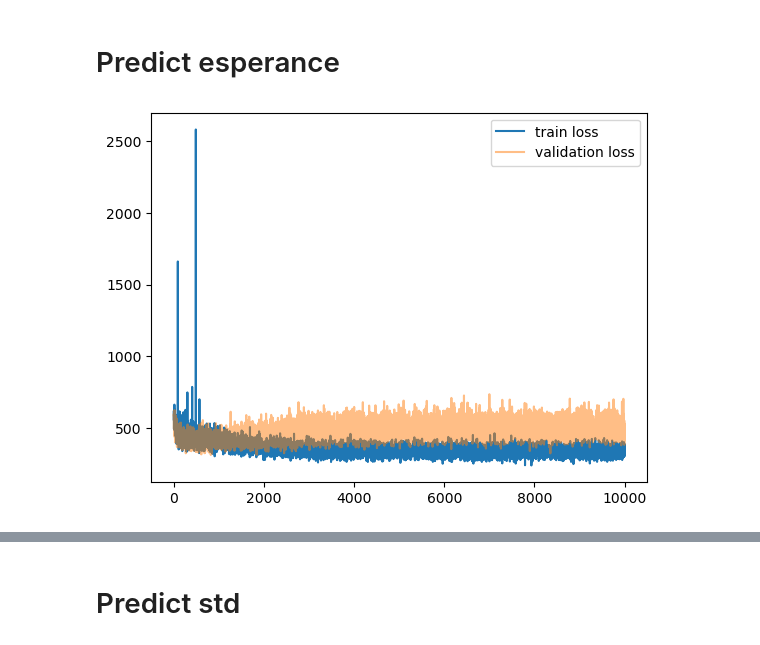
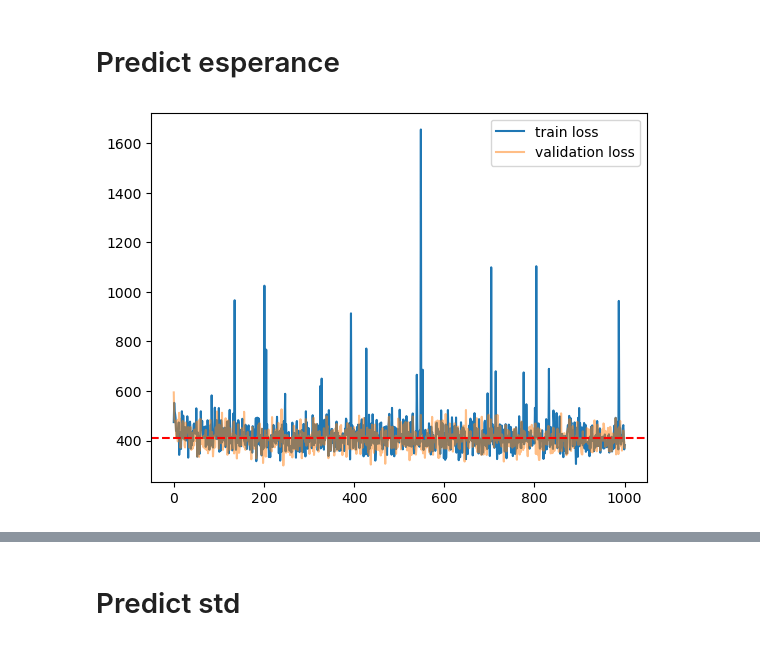
Before and after one commit to Justinezgh/desc_ssnpe, a Jupyter notebook: notebooks/snr_study/MomentNetworks_nle.ipynb, the cells around one changed output, grey strips where cells are left out. Saved outputs shown, nothing was run; the diff lists cells and outputs as text; code cells hidden in the pictures.

```diff
--- a/notebooks/snr_study/MomentNetworks_nle.ipynb
+++ b/notebooks/snr_study/MomentNetworks_nle.ipynb
@@ -20,5 +222,5 @@ tfd = tfp.distributions
 # %%
-total_steps = 5_000_000
+total_steps = 500_000
 sbi_method = 'nle'
 batch_size = 256
 params_name = config_lsst_y_10.params_name_latex
@@ -81,26 +283,40 @@ get_moments = hk.without_apply_rng(hk.transform(lambda theta, y : MomentNetwork(
+# %%
+nb_layer = 5
+
+get_moments = hk.without_apply_rng(
+    hk.transform_with_state(
+        lambda theta, y : MomentNetwork(
+            layers = [128]* nb_layer,
+            batch_norm = [hk.BatchNorm(True, True, 0.999) for i in range(nb_layer)]
+        )(theta, y, is_training=True)
+    )
+)
 # %% [markdown]
 # Predict esperance
 # %%
 @jax.jit
-def loss_esperance(params, theta, y, score):
+def loss_esperance(params, state_bn, theta, y, score):
 
-  out = get_moments.apply(params, theta, y)
+  out, state_bn = get_moments.apply(params, state_bn, theta, y)
 
-  return jnp.sum((out - score) ** 2, axis=-1).mean() / 1000
+  return jnp.sum((out - score) ** 2, axis=-1).mean() / 1000, state_bn
 
 @jax.jit
-def update_esperance(params, opt_state, theta, y, score):
+def update_esperance(params, opt_state, state_bn, sn_state, theta, y, score):
     """Single SGD update step."""
-    loss, grads = jax.value_and_grad(loss_esperance)(
-        params, theta, y, score
+    (loss, state_bn), grads = jax.value_and_grad(loss_esperance, has_aux = True)(
+        params, state_bn, theta, y, score
     )
     updates, new_opt_state = optimizer.update(grads, opt_state, params)
     new_params = optax.apply_updates(params, updates)
 
-    return loss, new_params, new_opt_state
+    return loss, new_params, new_opt_state, state_bn, sn_state
 # %%
 rng_seq = hk.PRNGSequence(12)
-params_esperance = get_moments.init(next(rng_seq), jnp.zeros([1, 6]), jnp.zeros([1, 6]))
+params_esperance, state_bn = get_moments.init(next(rng_seq), jnp.zeros([1, 6]), jnp.zeros([1, 6]))
+
+sn_fn = hk.transform_with_state(lambda x: SNParamsTree3(val=2, ignore_regex='[^?!.]*b$|[^?!.]*offset$')(x))
+_, sn_state = sn_fn.init(next(rng_seq), params_esperance)
 
 nb_steps = total_steps - total_steps * 0.3
 
@@ -126,19 +342,21 @@ for batch in pbar:
     ex_theta = dataset_theta_train[inds]
     ex_y = dataset_y_train[inds]
 
-    l, params_esperance, opt_state_esperance = update_esperance(
-        params_esperance, opt_state_esperance, ex_theta, ex_y, ex_score
+    l, params_esperance, opt_state_esperance, state_bn, sn_state = update_esperance(
+        params_esperance, opt_state_esperance, state_bn, sn_state, ex_theta, ex_y, ex_score
     )
+
 
     if batch % 500 == 0:
       batch_loss.append(l)
       val_loss.append(
           loss_esperance(
               params_esperance,
+              state_bn,
               dataset_theta_test[inds2],
               dataset_y_test[inds2],
               dataset_score_test[inds2]
-          )
+          )[0]
       )
       lr_scheduler_store.append(lr_scheduler(batch))
       pbar.set_description(f"train loss {l:.3f}")
@@ -148,7 +366,8 @@ for batch in pbar:
 # %%
 plt.plot(batch_loss, label = 'train loss')
 plt.plot(val_loss, alpha = 0.5, label = 'validation loss')
+plt.axhline(410, linestyle = '--', c = 'red')
 plt.legend()
 plt.savefig( "./SNR_study/loss.png")
 # %% [output]
-[figure, old version]
+[figure, new version]
```
Also changed, not shown: parts of 30 cells of this notebook.
